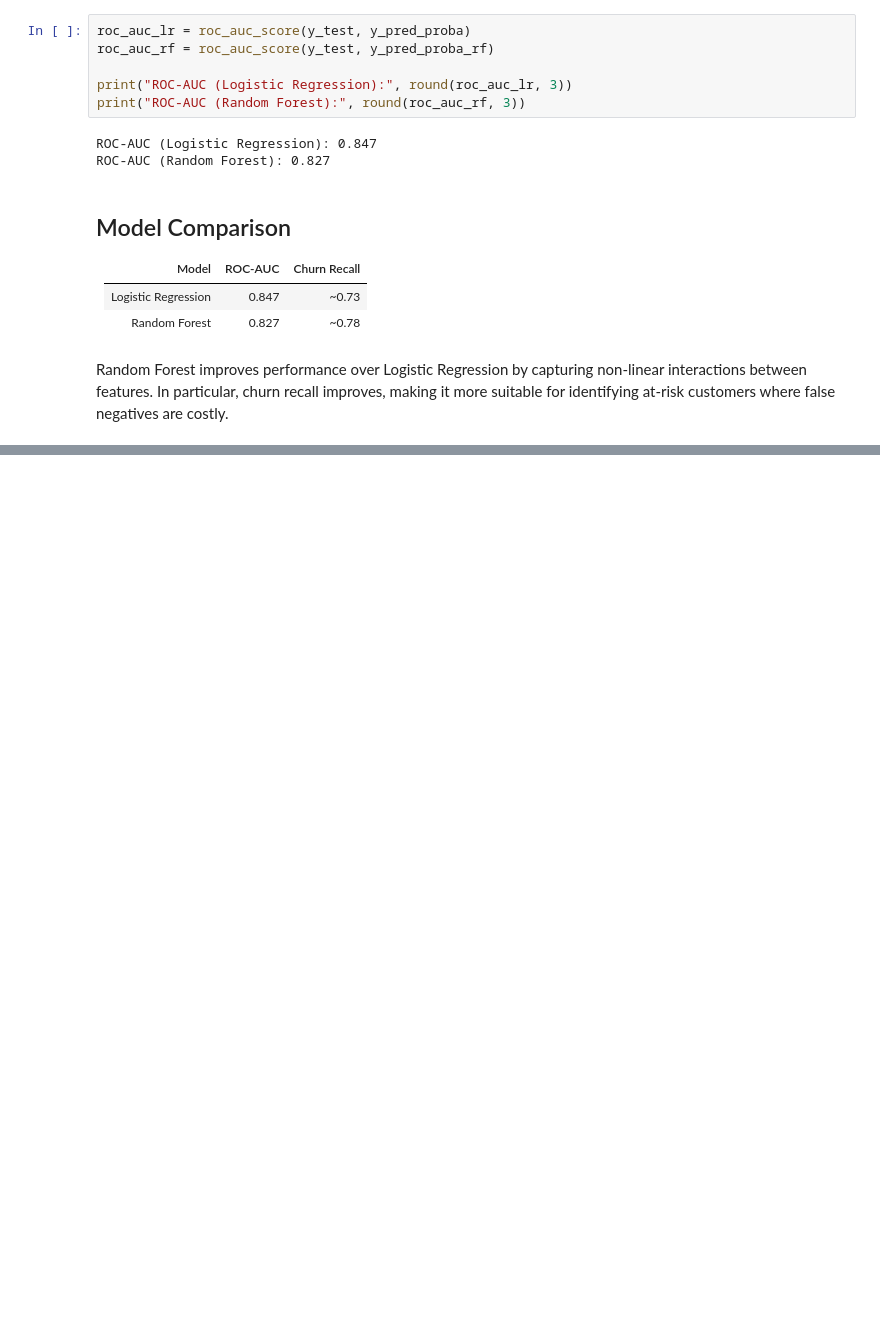
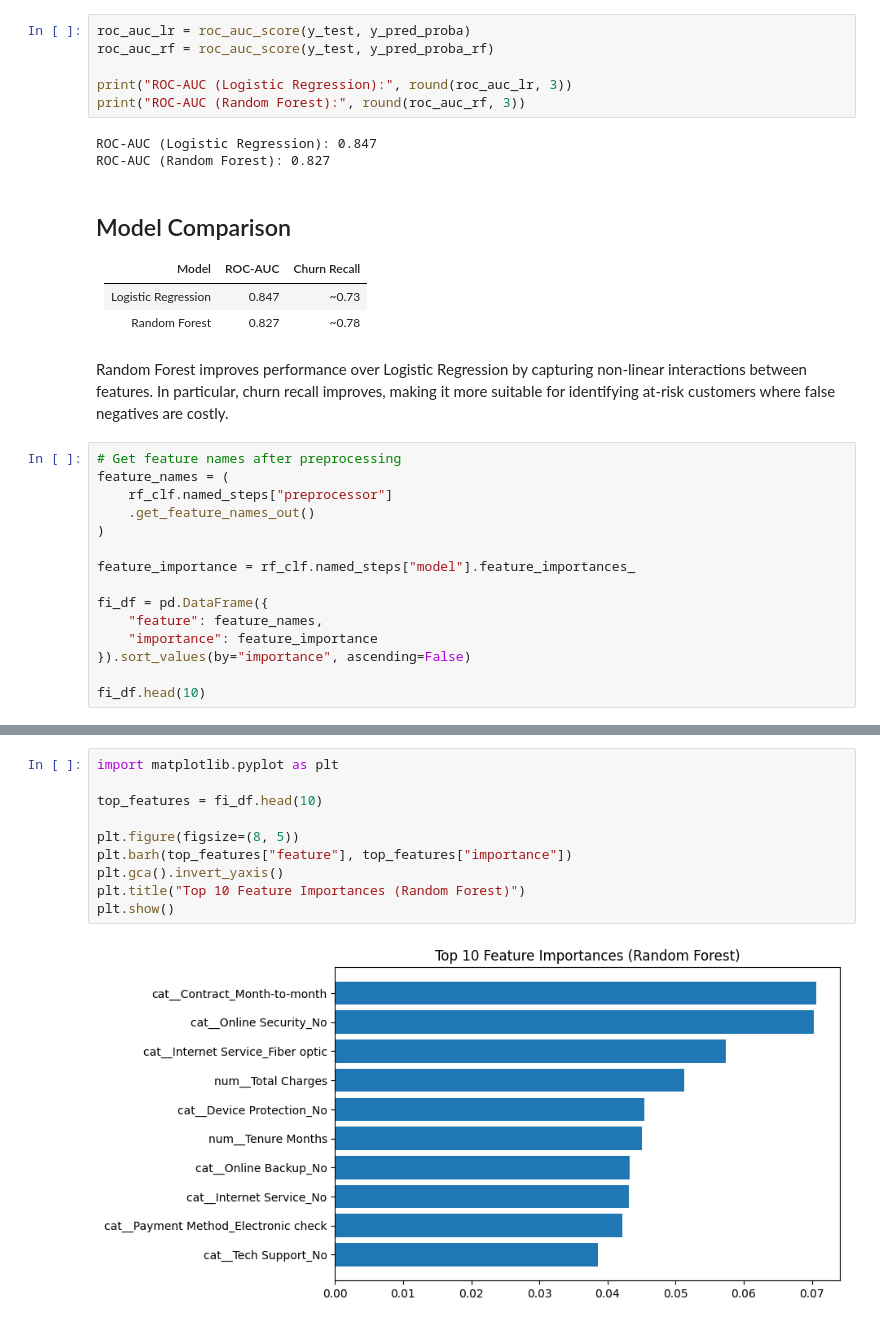
Before and after one commit to rushita-vachhani/customer-churn-ml-pipeline, a Jupyter notebook: notebooks/02_modeling.ipynb, the cells around one changed output, grey strips where cells are left out. Saved outputs shown, nothing was run; the diff lists cells and outputs as text; blank space fills up the shorter version.

Commit message:
Add Random Forest feature importance and business insights

```diff
--- a/notebooks/02_modeling.ipynb
+++ b/notebooks/02_modeling.ipynb
@@ -201,3 +201,18 @@ ROC-AUC (Random Forest): 0.827
 | Random Forest | 0.827 | ~0.78 |
 # %% [markdown]
 Random Forest improves performance over Logistic Regression by capturing non-linear interactions between features. In particular, churn recall improves, making it more suitable for identifying at-risk customers where false negatives are costly.
+# %%
+# Get feature names after preprocessing
+feature_names = (
+    rf_clf.named_steps["preprocessor"]
+    .get_feature_names_out()
+)
+
+feature_importance = rf_clf.named_steps["model"].feature_importances_
+
+fi_df = pd.DataFrame({
+    "feature": feature_names,
+    "importance": feature_importance
+}).sort_values(by="importance", ascending=False)
+
+fi_df.head(10)
@@ -203,0 +231,12 @@ Random Forest improves performance over Logistic Regression by capturing non-lin
+# %%
+import matplotlib.pyplot as plt
+
+top_features = fi_df.head(10)
+
+plt.figure(figsize=(8, 5))
+plt.barh(top_features["feature"], top_features["importance"])
+plt.gca().invert_yaxis()
+plt.title("Top 10 Feature Importances (Random Forest)")
+plt.show()
+# %% [output]
+[figure, added]
```
Also changed, not shown: parts of 2 cells of this notebook.
